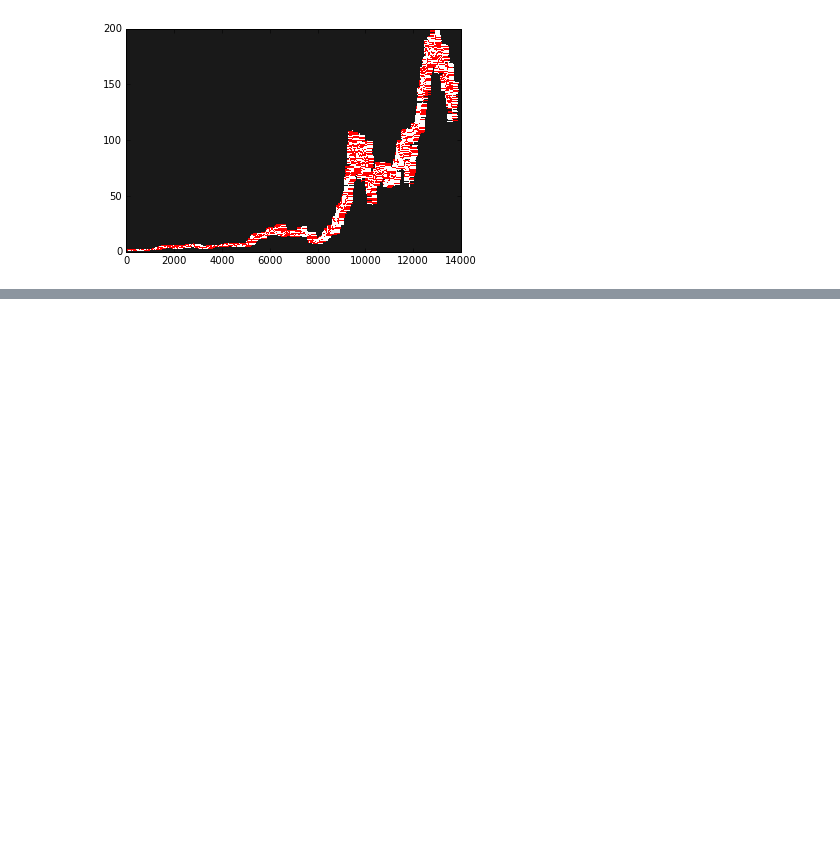
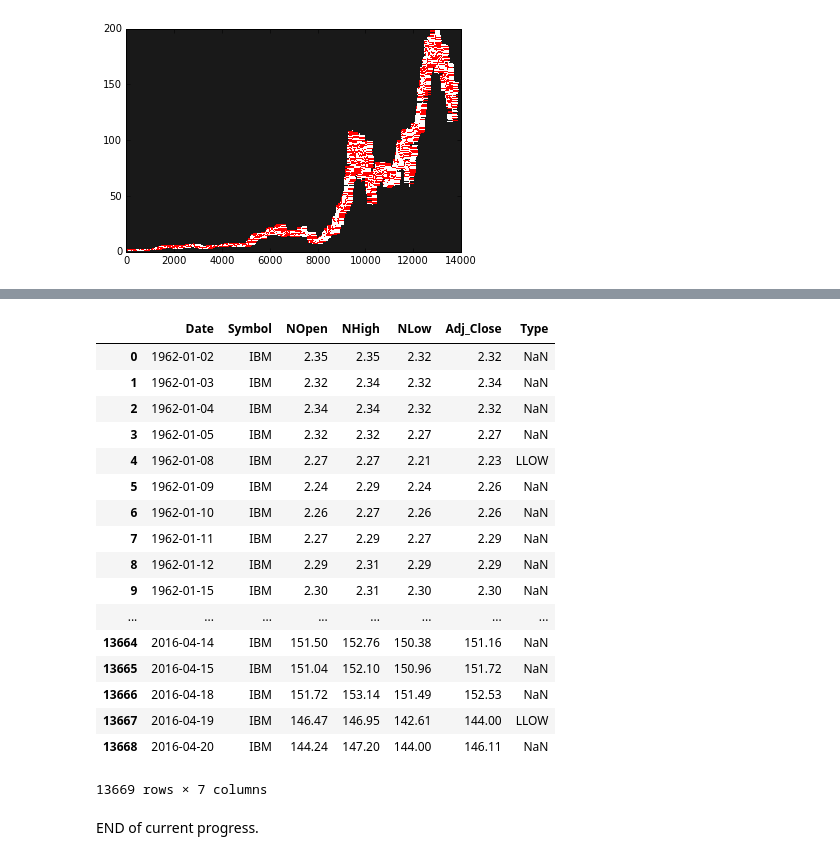
Before and after one commit to TomRene/TPCapstone, a Jupyter notebook: Build001.ipynb, the cells around one changed output, grey strips where cells are left out. Drawn from its saved outputs; the diff is of its cells as text; code cells hidden in the pictures; blank space fills up the shorter version.

```diff
--- a/Build001.ipynb
+++ b/Build001.ipynb
@@ -253,0 +260,12 @@ pltf.plot_day_summary2_ohlc(ax1, newstock.Open, newstock.High, newstock.Low, new
+# %%
+# Loop method to search for and create a dataframe conaiting the local lows (LLOW).
+
+lows = []
+c = 0
+while c < (len(stocktable)-2):
+    if stocktable.NLow[c+1] < stocktable.NLow[c] and stocktable.NLow[c+1] < stocktable.NLow[c+2]:
+        lo = float("{0:.2f}".format(stocktable.NLow[c+1]))
+        lows.append(['LLOW',lo, c+1, stocktable.Date[c+1]])
+    c = c+1
+
+lows2 = pd.DataFrame(lows, columns = ['Type', 'NLow', 'OrInd', 'Date'])
@@ -253,0 +295,5 @@ pltf.plot_day_summary2_ohlc(ax1, newstock.Open, newstock.High, newstock.Low, new
+# %%
+# Set a new index for the local lows dataframe based on the original index (OrInd) found
+# in the sourcing table.
+
+lows3concat = lows2.set_index('OrInd')
@@ -253,0 +311,31 @@ pltf.plot_day_summary2_ohlc(ax1, newstock.Open, newstock.High, newstock.Low, new
+# %%
+# MERGE the lows dataframe into the original stock table.
+
+result = pd.merge(left=stocktable,right=lows3concat, how='left')
+# %%
+# View the result of the merge and inspect.
+# NOTE the placement of the local lows identified in the Type column witht the original
+# index being preserved. This can be inspected visually and confirmed looking closely
+# at the successions of NLows.
+result
+# %% [output]
+|  | Date | Symbol | NOpen | NHigh | NLow | Adj_Close | Type |
+| 0 | 1962-01-02 | IBM | 2.35 | 2.35 | 2.32 | 2.32 | NaN |
+| 1 | 1962-01-03 | IBM | 2.32 | 2.34 | 2.32 | 2.34 | NaN |
+| 2 | 1962-01-04 | IBM | 2.34 | 2.34 | 2.32 | 2.32 | NaN |
+| 3 | 1962-01-05 | IBM | 2.32 | 2.32 | 2.27 | 2.27 | NaN |
+| 4 | 1962-01-08 | IBM | 2.27 | 2.27 | 2.21 | 2.23 | LLOW |
+| 5 | 1962-01-09 | IBM | 2.24 | 2.29 | 2.24 | 2.26 | NaN |
+| 6 | 1962-01-10 | IBM | 2.26 | 2.27 | 2.26 | 2.26 | NaN |
+| 7 | 1962-01-11 | IBM | 2.27 | 2.29 | 2.27 | 2.29 | NaN |
+| 8 | 1962-01-12 | IBM | 2.29 | 2.31 | 2.29 | 2.29 | NaN |
+| 9 | 1962-01-15 | IBM | 2.30 | 2.31 | 2.30 | 2.30 | NaN |
+| ... | ... | ... | ... | ... | ... | ... | ... |
+| 13664 | 2016-04-14 | IBM | 151.50 | 152.76 | 150.38 | 151.16 | NaN |
+| 13665 | 2016-04-15 | IBM | 151.04 | 152.10 | 150.96 | 151.72 | NaN |
+| 13666 | 2016-04-18 | IBM | 151.72 | 153.14 | 151.49 | 152.53 | NaN |
+| 13667 | 2016-04-19 | IBM | 146.47 | 146.95 | 142.61 | 144.00 | LLOW |
+| 13668 | 2016-04-20 | IBM | 144.24 | 147.20 | 144.00 | 146.11 | NaN |
+13669 rows × 7 columns
+# %% [markdown]
+END of current progress.
```
Also changed, not shown: parts of 21 cells of this notebook.
